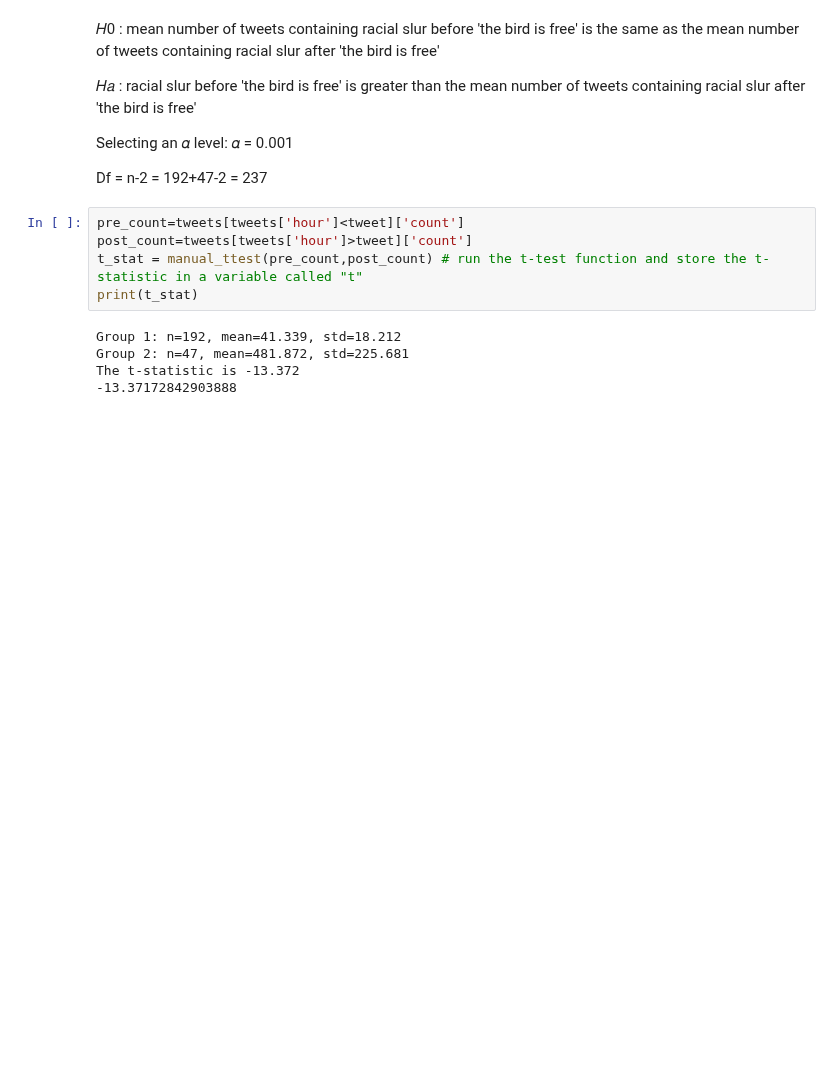
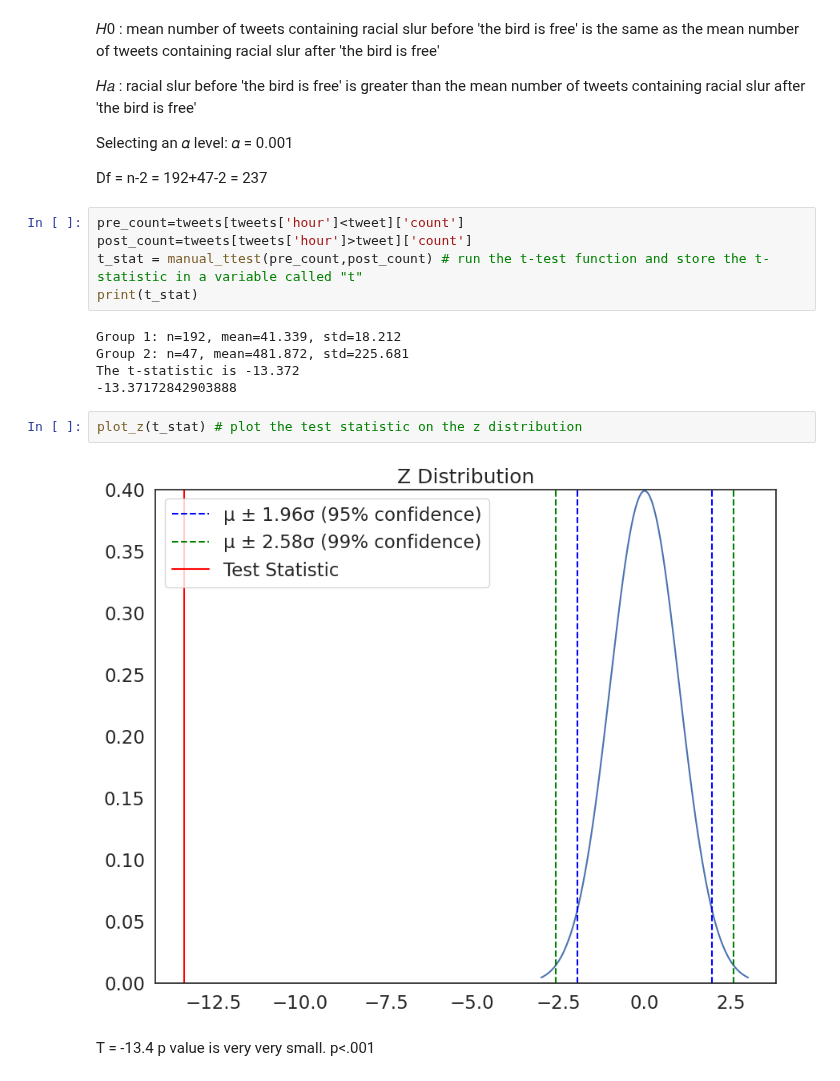
Before and after one commit to rubydelanerolle/QM2, a Jupyter notebook: notebooks/w06_hypothesis_testing.ipynb, the cells around one changed output. Saved outputs shown, nothing was run; the diff lists cells and outputs as text; blank space fills up the shorter version.

```diff
--- a/notebooks/w06_hypothesis_testing.ipynb
+++ b/notebooks/w06_hypothesis_testing.ipynb
@@ -339,3 +339,10 @@ Group 1: n=192, mean=41.339, std=18.212
 Group 2: n=47, mean=481.872, std=225.681
 The t-statistic is -13.372
 -13.37172842903888
+# %%
+plot_z(t_stat) # plot the test statistic on the z distribution
+# %% [output]
+[figure, added]
+# %% [markdown]
+T = -13.4
+p value is very very small. p<.001
```
